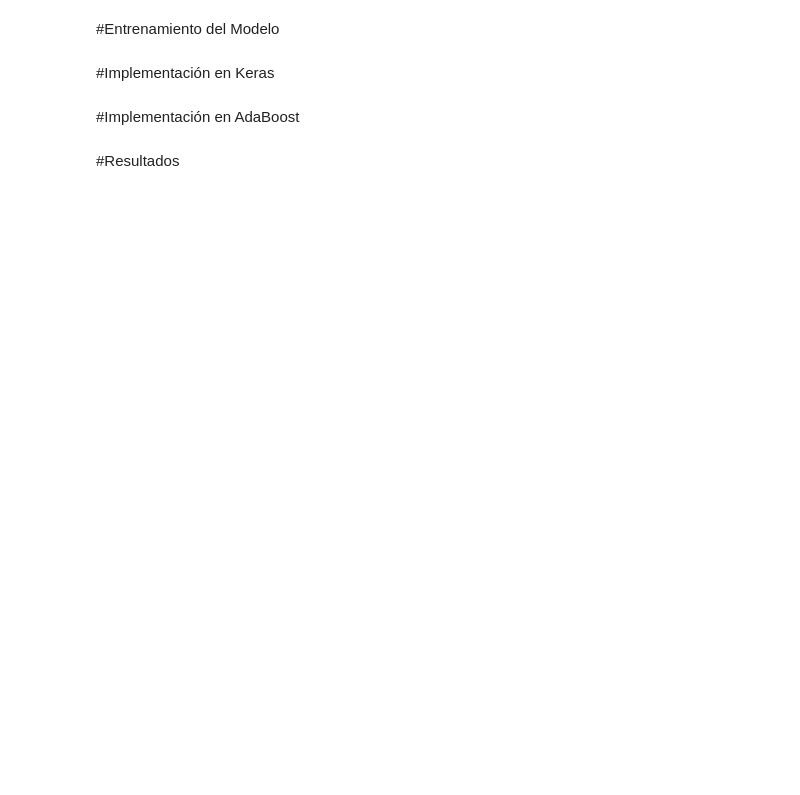
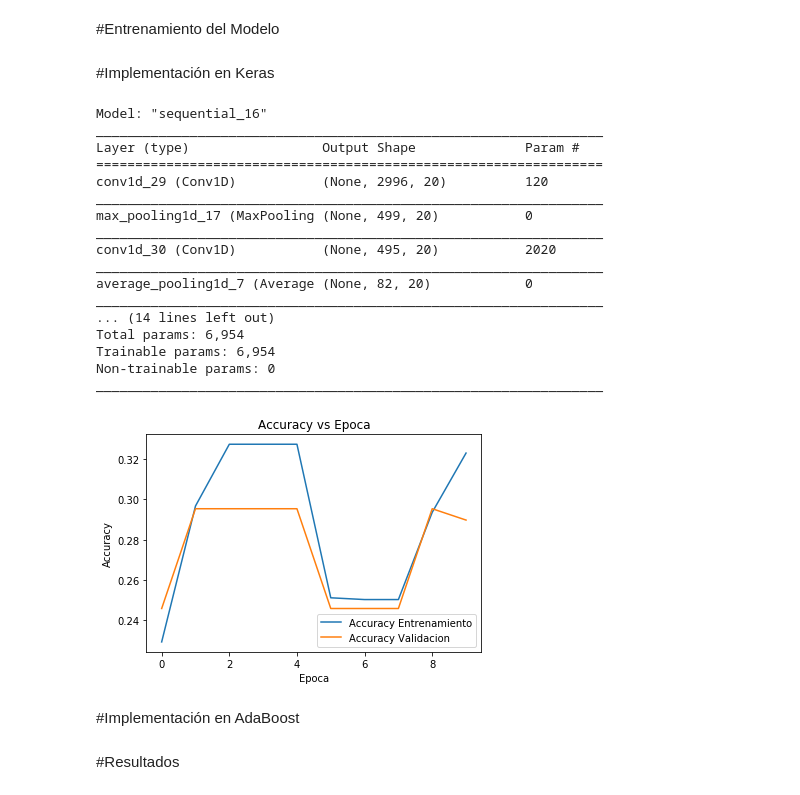
Before and after one commit to jfgf11/Examen-2-Machine, a Jupyter notebook: examen2.ipynb, the cells around one changed output. Saved outputs shown, nothing was run; the diff lists cells and outputs as text; code cells hidden in the pictures; blank space fills up the shorter version.

```diff
--- a/examen2.ipynb
+++ b/examen2.ipynb
@@ -268,22 +258,41 @@ x_train, x_test, y_train, y_test = train_test_split(unosDatos, unosEtiquetas , r
 x_train = np.expand_dims(x_train, axis=2) # reshape (569, 30) to (569, 30, 1)
 x_test = np.expand_dims(x_test, axis=2) # reshape (569, 30) to (569, 30, 1)
 # %%
-numFiltros = np.array([10, 5, 5])
+numFiltros = np.array([20, 20, 20])
 tamFiltros = np.array([5, 5, 5])
 tamPooling = np.array([6, 6, 6])
 
-numNeuronas = np.array([25, 15, 5])
+numNeuronas = np.array([10, 8, 6])
 
 tasa = 0.001
-alpha = 0.1
+alpha = 10
 
-modelo = crearModelo(tasa, alpha, numFiltros, tamFiltros, tamPoolin ,numNeuronas)
+modelo = crearModelo(tasa, alpha, numFiltros, tamFiltros, tamPooling ,numNeuronas)
 
-epocas = 100
-batchSize = 32
+epocas = 10
+batchSize = 128
 hist = modelo.fit(x_train, y_train, verbose = 0, validation_data=(x_test, y_test), epochs = epocas, batch_size = batchSize)
 
 graficarHistoria(hist)
+# %% [output]
+Model: "sequential_16"
+_________________________________________________________________
+Layer (type)                 Output Shape              Param #
+=================================================================
+conv1d_29 (Conv1D)           (None, 2996, 20)          120
+_________________________________________________________________
+max_pooling1d_17 (MaxPooling (None, 499, 20)           0
+_________________________________________________________________
+conv1d_30 (Conv1D)           (None, 495, 20)           2020
+_________________________________________________________________
+average_pooling1d_7 (Average (None, 82, 20)            0
+_________________________________________________________________
+... (14 lines left out)
+Total params: 6,954
+Trainable params: 6,954
+Non-trainable params: 0
+_________________________________________________________________
+[figure, added]
 # %%
 #modelo = crearModelo()
 epocas = 100
```
Also changed, not shown: parts of 7 cells of this notebook.
